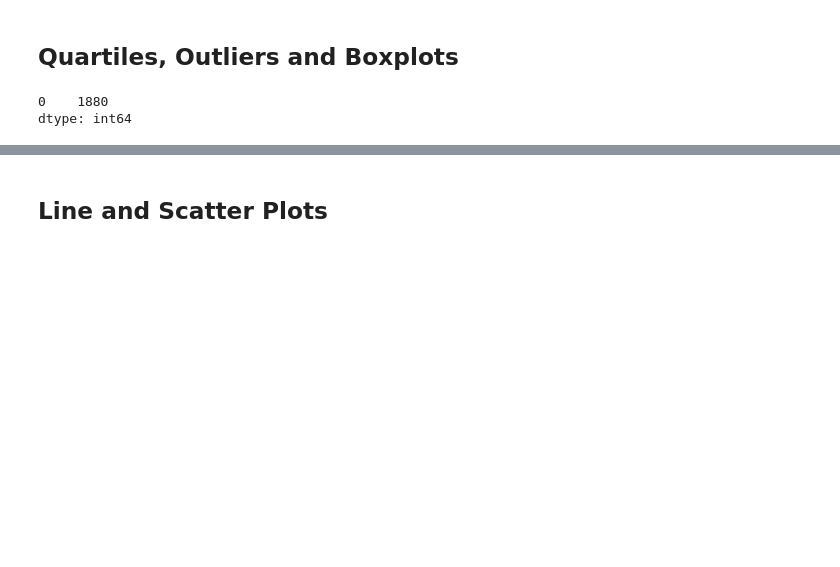
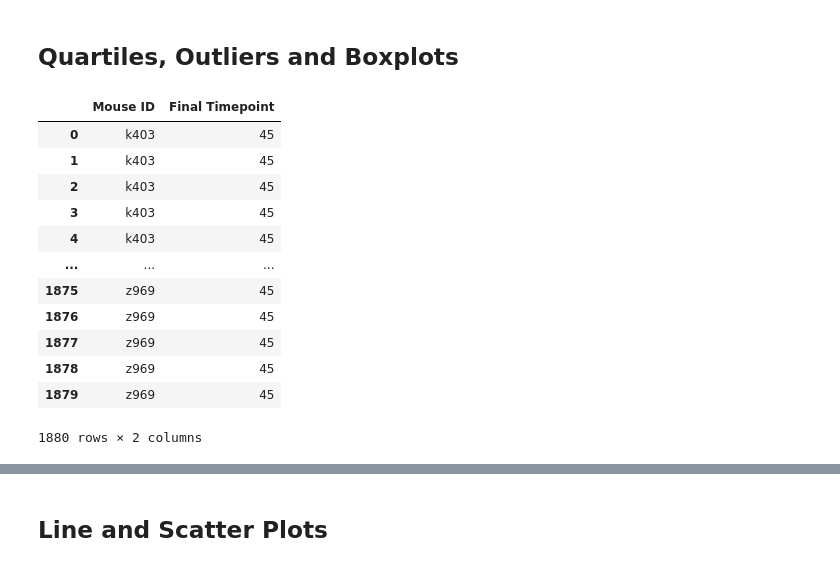
Before and after one commit to 1der4k/Matplotlib_Homework, a Jupyter notebook: pymaceuticals_starter.ipynb, the cells around one changed output, grey strips where cells are left out. Cells and saved outputs as stored; diff of their text form; code cells hidden in the pictures; blank space fills up the shorter version.

Commit message:
first final timepoint df incorrect, changed code to correct

```diff
--- a/pymaceuticals_starter.ipynb
+++ b/pymaceuticals_starter.ipynb
@@ -335,21 +335,39 @@ clean_mouse_df
 # %%
 # Calculate the final tumor volume of each mouse across four of the treatment regimens:
 # Capomulin, Ramicane, Infubinol, and Ceftamin
 
 # Start by getting the last (greatest) timepoint for each mouse
 
 unique_tps = clean_mouse_df["Timepoint"].unique()
 final_tp = unique_tps.max()
 
-final_tps_by_ind = []
+final_tps = []
+
+all_mouse_ids = clean_mouse_df.loc[:, "Mouse ID"]
 
 for row in clean_mouse_df["Mouse ID"]:
-    final_tps_by_ind.append(final_tp)
+        final_tps.append(final_tp)
 
-final_tps_df = pd.DataFrame(final_tps_by_ind)
+final_tps_df = pd.DataFrame({"Mouse ID": all_mouse_ids, "Final Timepoint": final_tps})
 
+#final_tps_df
 # Merge this group df with the original dataframe to get the tumor volume at the last timepoint
+
+#clean_mouse_w_final_tps_df = clean_mouse_df.merge(final_tps_df, on="Mouse ID")
+
+#clean_mouse_w_final_tps_df
 # %% [output]
+|  | Mouse ID | Final Timepoint |
+| 0 | k403 | 45 |
+| 1 | k403 | 45 |
+| 2 | k403 | 45 |
+| 3 | k403 | 45 |
+| 4 | k403 | 45 |
+| ... | ... | ... |
+| 1875 | z969 | 45 |
+| 1876 | z969 | 45 |
+| 1877 | z969 | 45 |
+| 1878 | z969 | 45 |
+| 1879 | z969 | 45 |
-0    1880
-dtype: int64
+1880 rows × 2 columns
 # %%
```
Also changed, not shown: parts of 1 cell of this notebook.
